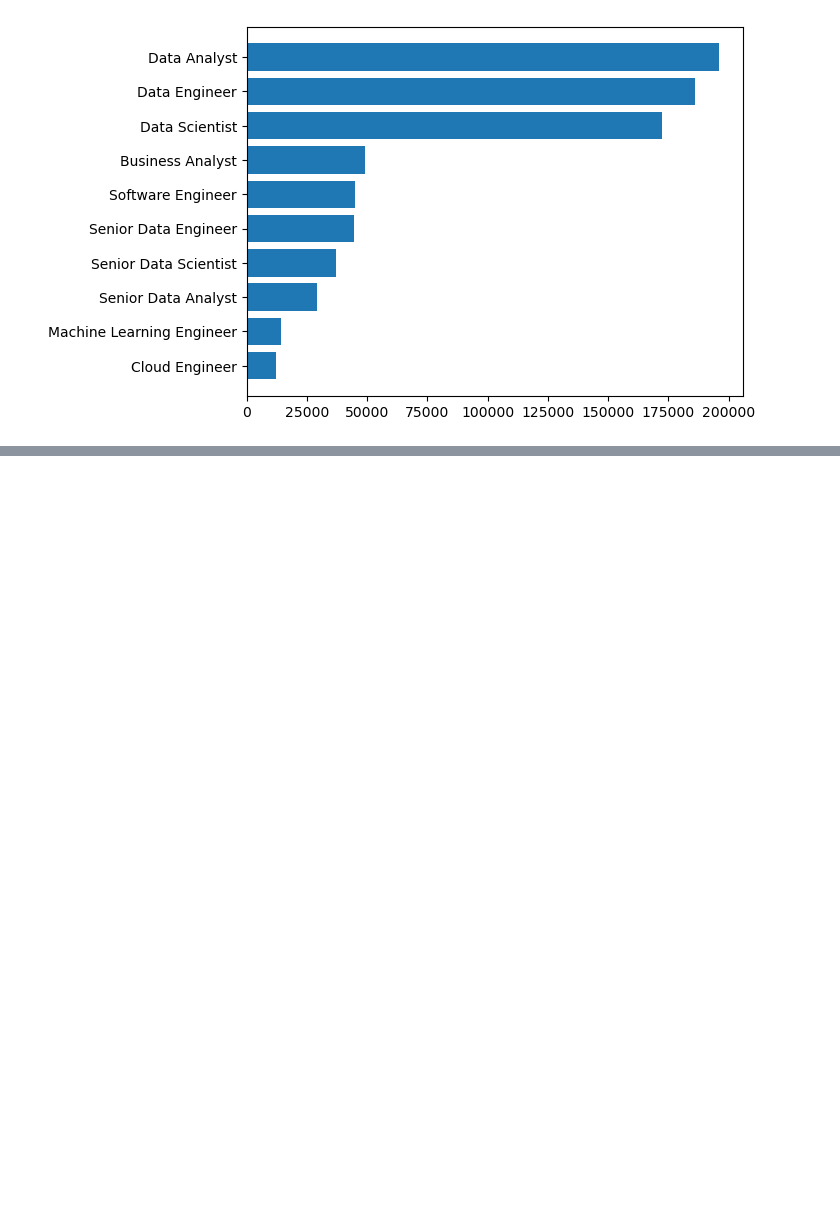
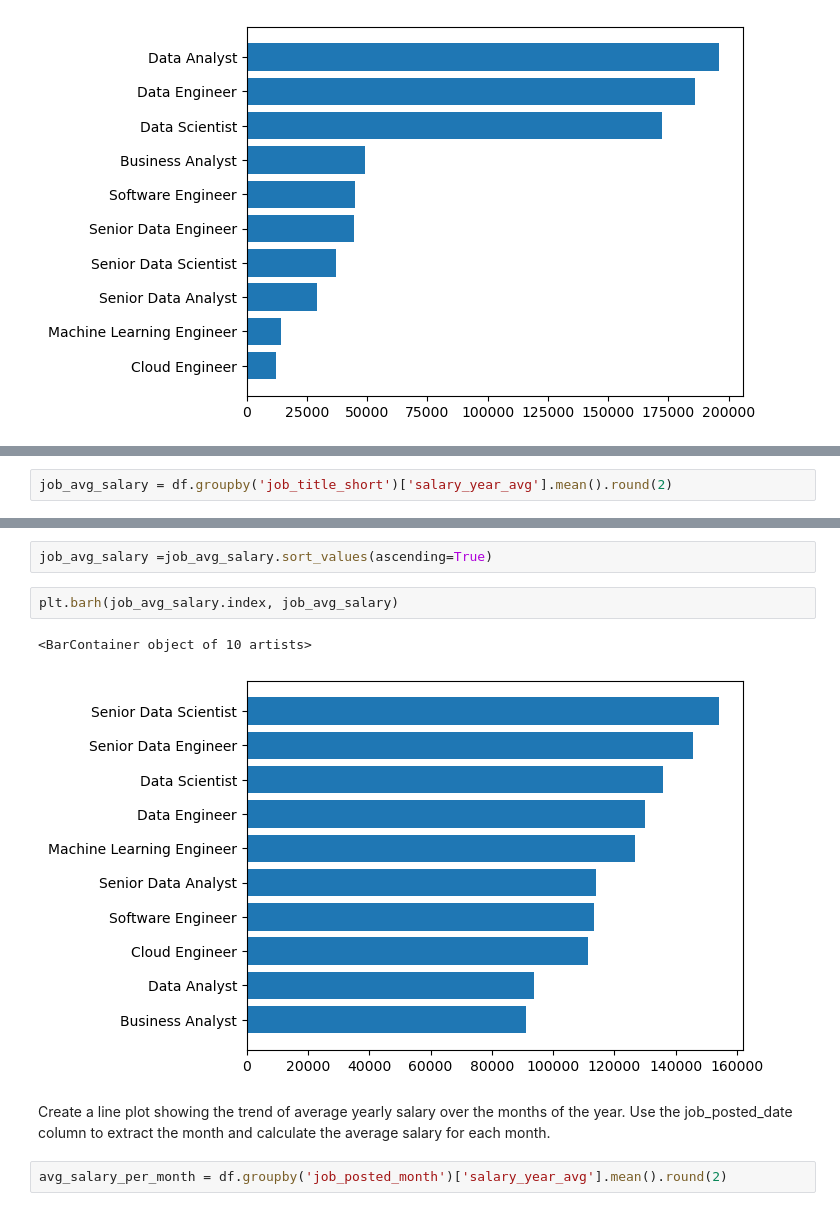
Before and after one commit to Dannie-h/Python-for-Data-Analysis, a Jupyter notebook: 21_Matplotlib.ipynb, the cells around one changed output, grey strips where cells are left out. Saved outputs shown, nothing was run; the diff lists cells and outputs as text; blank space fills up the shorter version.

```diff
--- a/21_Matplotlib.ipynb
+++ b/21_Matplotlib.ipynb
@@ -276,0 +299,2 @@ plt.barh(job_counts.index, job_counts)
+# %%
+job_avg_salary = df.groupby('job_title_short')['salary_year_avg'].mean().round(2)
@@ -276,0 +316,11 @@ plt.barh(job_counts.index, job_counts)
+# %%
+job_avg_salary =job_avg_salary.sort_values(ascending=True)
+# %%
+plt.barh(job_avg_salary.index, job_avg_salary)
+# %% [output]
+<BarContainer object of 10 artists>
+[figure, added]
+# %% [markdown]
+Create a line plot showing the trend of average yearly salary over the months of the year. Use the job_posted_date column to extract the month and calculate the average salary for each month.
+# %%
+avg_salary_per_month = df.groupby('job_posted_month')['salary_year_avg'].mean().round(2)
```
Also changed, not shown: parts of 21 cells of this notebook.
